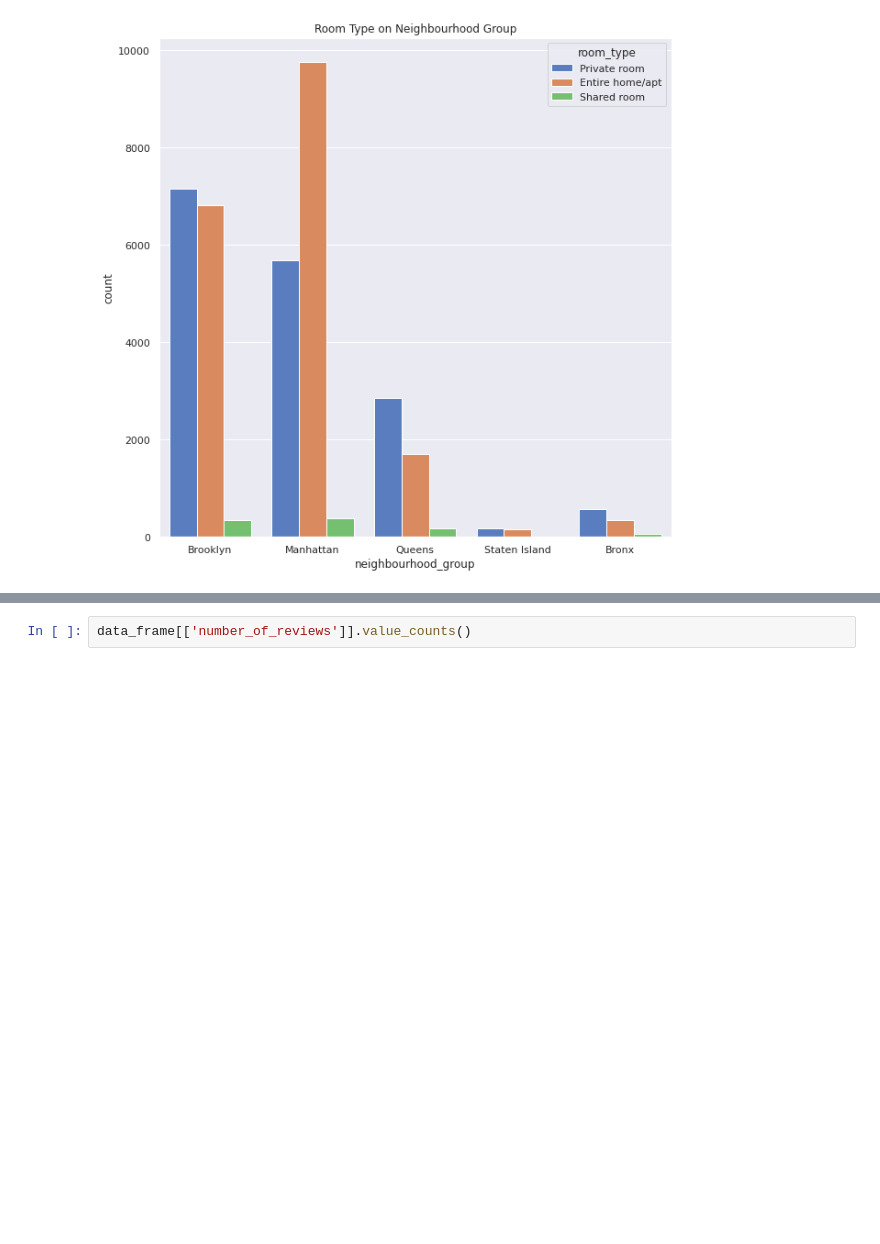
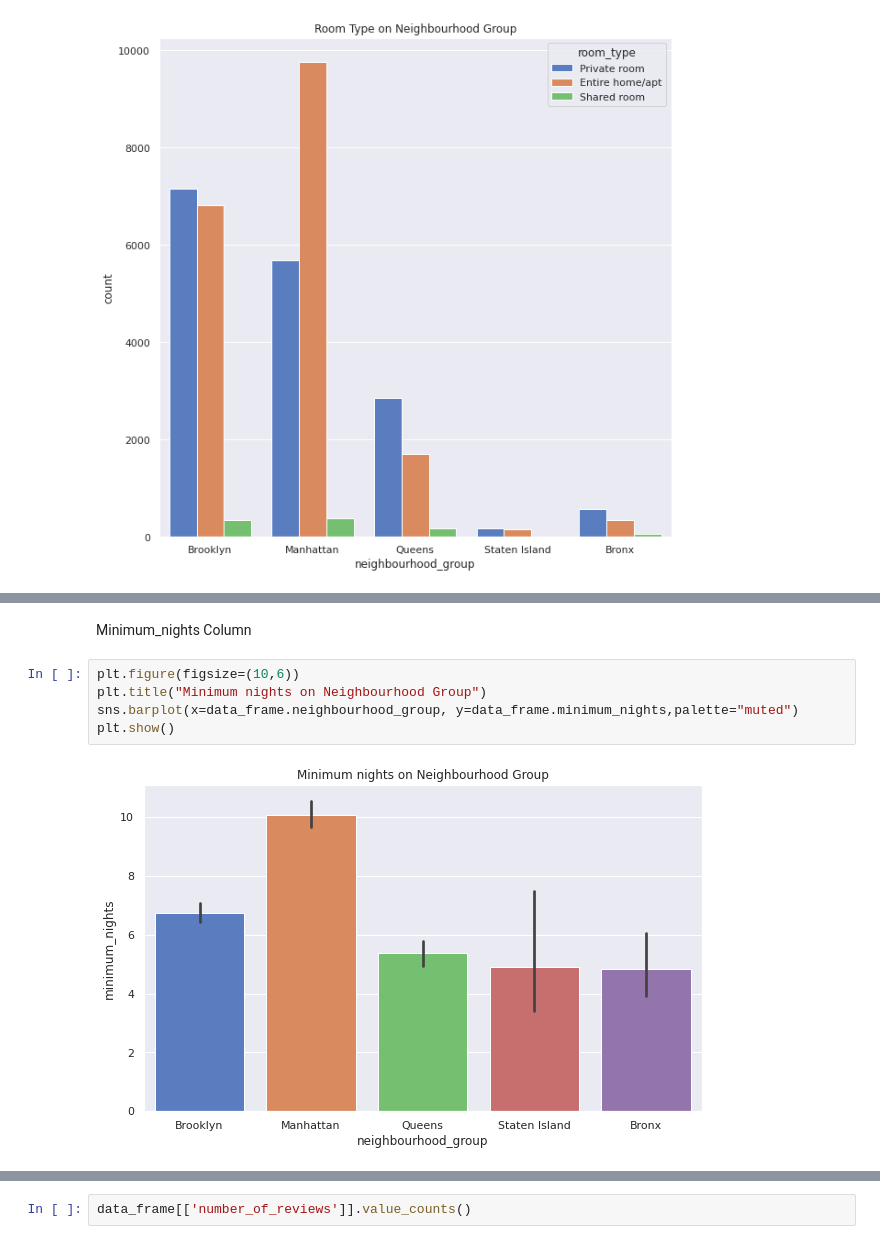
Before and after one commit to NehaGupta-DataScientists/AirbnbBookingAnalysis-, a Jupyter notebook: My_Airbnb_Bookings_Analysis_Capstone_Project.ipynb, the cells around one changed output, grey strips where cells are left out. Drawn from its saved outputs; the diff is of its cells as text; blank space fills up the shorter version.

```diff
--- a/My_Airbnb_Bookings_Analysis_Capstone_Project.ipynb
+++ b/My_Airbnb_Bookings_Analysis_Capstone_Project.ipynb
@@ -434,0 +454,9 @@ plt.show()
+# %% [markdown]
+Minimum_nights Column
+# %%
+plt.figure(figsize=(10,6))
+plt.title("Minimum nights on Neighbourhood Group")
+sns.barplot(x=data_frame.neighbourhood_group, y=data_frame.minimum_nights,palette="muted")
+plt.show()
+# %% [output]
+[figure, added]
```
Also changed, not shown: parts of 9 cells of this notebook.
